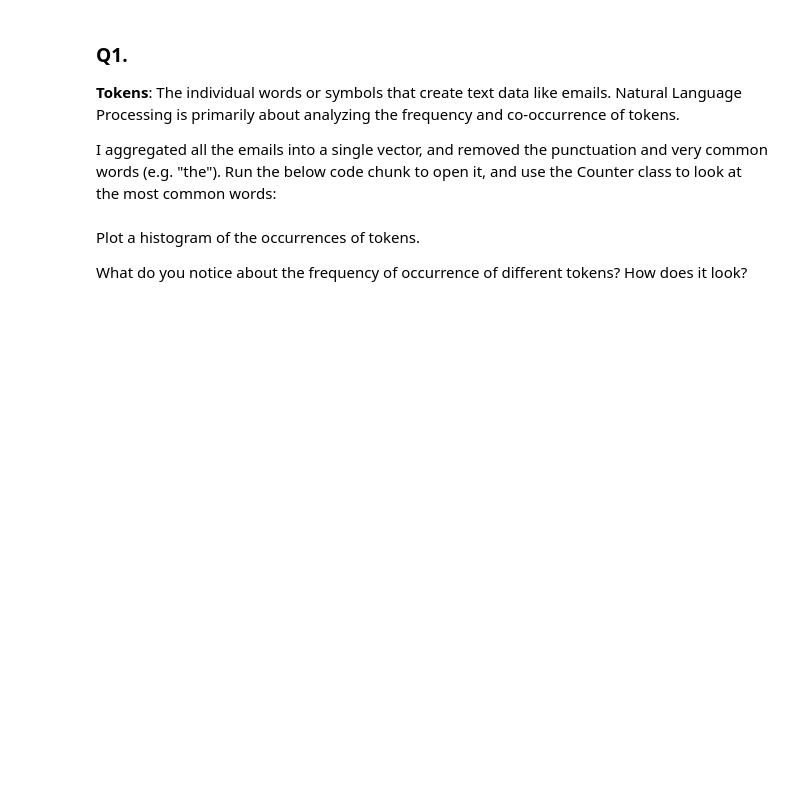
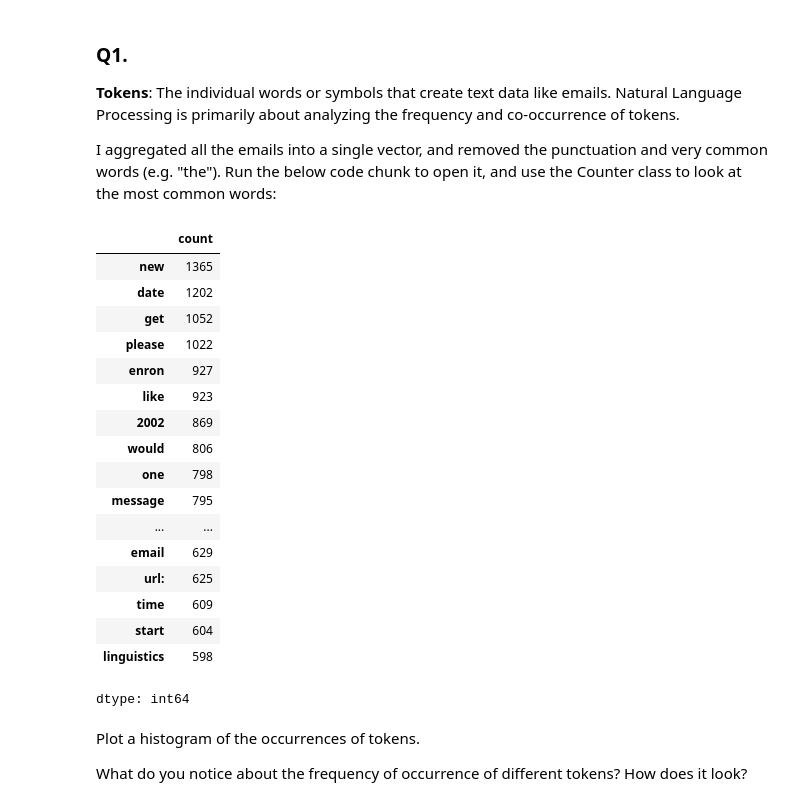
Before and after one commit to KendallFreese/pca_assignment, a Jupyter notebook: assignment.ipynb, the cells around one changed output. Saved outputs shown, nothing was run; the diff lists cells and outputs as text; code cells hidden in the pictures; blank space fills up the shorter version.

```diff
--- a/assignment.ipynb
+++ b/assignment.ipynb
@@ -21,3 +13,41 @@ token_freq = token_count.most_common()
+# %%
+import pickle
+import pandas as pd
+import urllib.request
+import matplotlib.pyplot as plt
+
+
+# url to get github data
+url = "https://raw.githubusercontent.com/KendallFreese/pca_assignment/main/data/all_tokens.pickle"
+
+# open url and perform given actions
+with urllib.request.urlopen(url) as response:
+    all_tokens = pickle.load(response)
+
+from collections import Counter
+token_count = Counter(all_tokens)
+token_freq = token_count.most_common()
+token_counts = pd.Series(all_tokens).value_counts()
+token_counts.head(20)
+# %% [output]
+|  | count |
+| new | 1365 |
+| date | 1202 |
+| get | 1052 |
+| please | 1022 |
+| enron | 927 |
+| like | 923 |
+| 2002 | 869 |
+| would | 806 |
+| one | 798 |
+| message | 795 |
+| ... | ... |
+| email | 629 |
+| url: | 625 |
+| time | 609 |
+| start | 604 |
+| linguistics | 598 |
+dtype: int64
 # %% [markdown]
 Plot a histogram of the occurrences of tokens.
 
```
Also changed, not shown: parts of 5 cells of this notebook.
